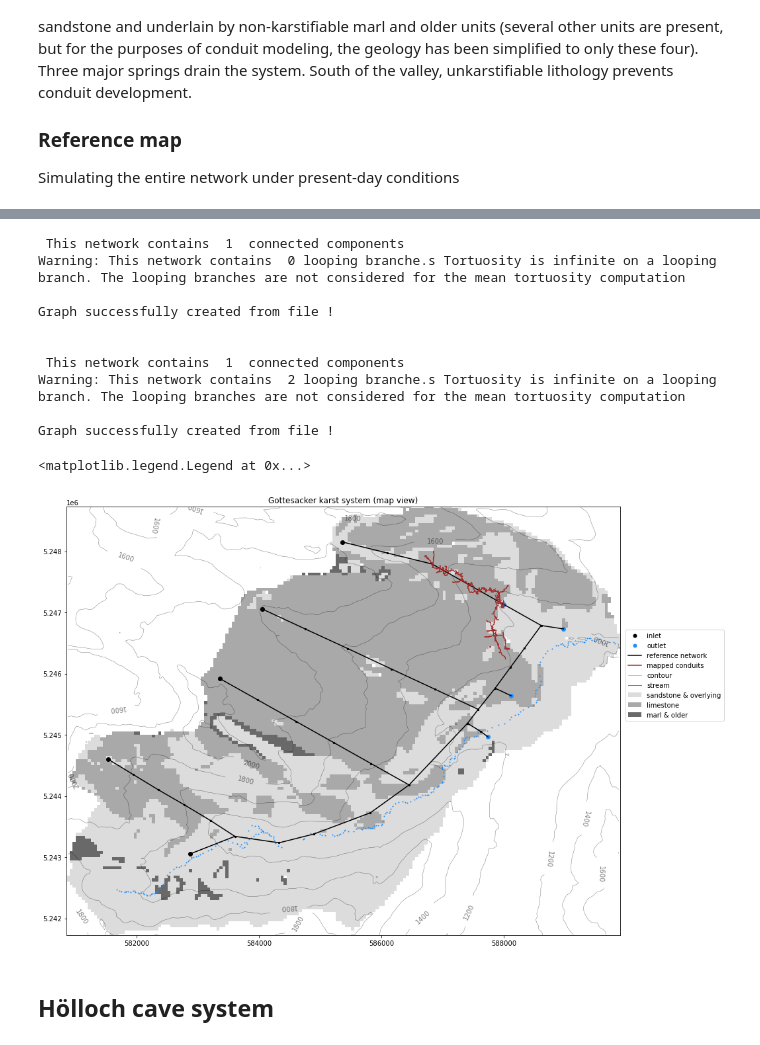
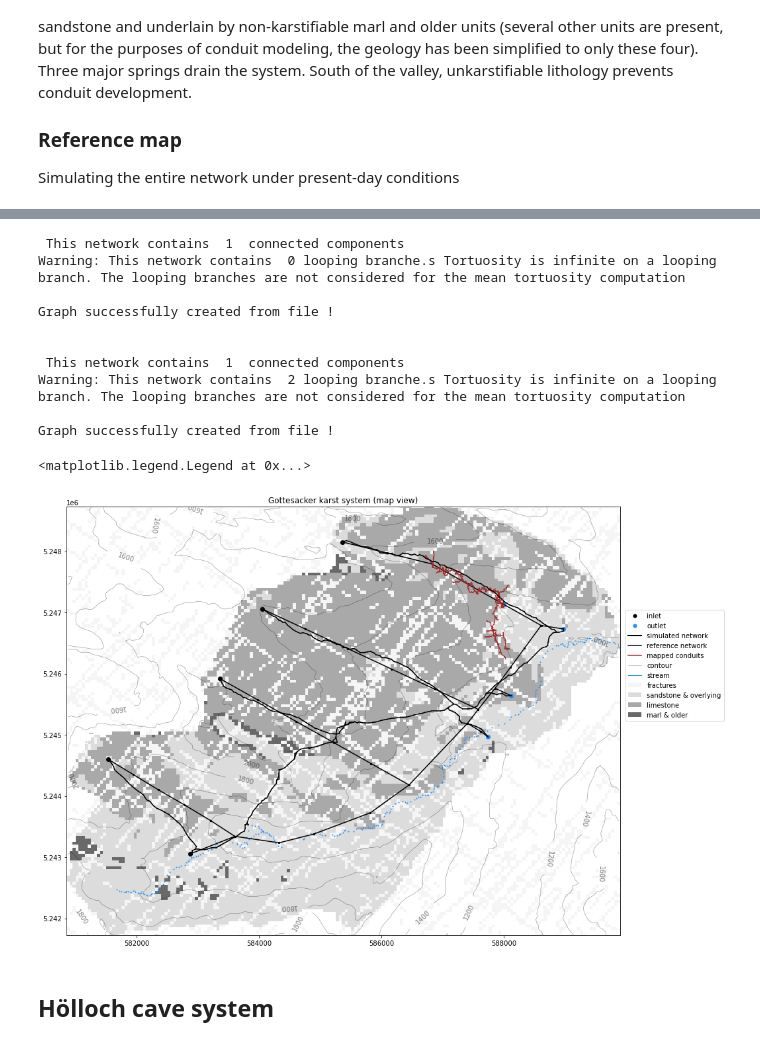
Before and after one commit to randlab/pyKasso, a Jupyter notebook: notebooks/Paper3.ipynb, the cells around one changed output, grey strips where cells are left out. Cells and saved outputs as stored; diff of their text form; code cells hidden in the pictures.

```diff
--- a/notebooks/Paper3.ipynb
+++ b/notebooks/Paper3.ipynb
@@ -233,15 +233,15 @@ frac[frac<1] = -1
 streams = np.loadtxt('inputs/paper3/streams_points3D.csv', delimiter=',')  #load raw csv file
 
 plt.imshow(catchment.geology.data['geology']['data'], origin='lower', extent=catchment.grid.extent, cmap=cmap_geo)
-#plt.imshow(frac,                                      origin='lower', extent=catchment.grid.extent, cmap=cmap_frac,     vmin=0,vmax=1)
+plt.imshow(frac,                                      origin='lower', extent=catchment.grid.extent, cmap=cmap_frac,     vmin=0,vmax=1)
 c = plt.contour(catchment.grid.X,catchment.grid.Y, catchment.geology.data['topography']['data'], colors=['k'], alpha=0.5, linewidths=0.5)
 plt.clabel(c, inline=True, inline_spacing=20, fontsize=10, fmt='%1.0f', rightside_up=False, use_clabeltext=True)
 load_network('inputs/paper3/base', plot=True, ax=ax, plot_nodes=True, lw=1.5, alpha=1)
 load_network('inputs/paper3/holloch3D', clean=True, plot=True, ax=ax, color='brown')
-#catchment.show_network(ax=ax, data=catchment.karst_simulations[0], simplify=False, labels=[], plot_nodes=False, legend=False, color='k')
+catchment.show_network(ax=ax, data=catchment.karst_simulations[0], simplify=False, labels=[], plot_nodes=False, legend=False, color='k')
 plt.scatter(catchment.inlets[:,0],  catchment.inlets[:,1],  c='k')
 plt.scatter(catchment.outlets[:,0], catchment.outlets[:,1], c='dodgerblue')
-plt.scatter(588006.66, 5247129.20, c='dodgerblue')
+plt.scatter(588006.66, 5247129.20, c='dodgerblue')                                  #plot overflow spring (not used in model)
 plt.scatter(streams[:,0], streams[:,1], c='dodgerblue', s=1)
 
 label = False
@@ -251,35 +251,36 @@ if label:
     for i,inlet in enumerate(catchment.inlets):
         ax.annotate(inlet_labels[i],  xy=(inlet[0]-400,  inlet[1]))
     for o,outlet in enumerate(catchment.outlets):
         ax.annotate(outlet_labels[o], xy=(outlet[0]+100, outlet[1]), c='dodgerblue')
     ax.annotate('QO', xy=(588006.66+100, 5247129.20), c='dodgerblue')
 
 legend = [matplotlib.lines.Line2D([0], [0], marker='o', color='none', markerfacecolor='k', markeredgecolor='none', label='inlet'),
           matplotlib.lines.Line2D([0], [0], marker='o', color='none', markerfacecolor='dodgerblue', markeredgecolor='none', label='outlet'),
-          #matplotlib.lines.Line2D([0], [0], color='k',     lw=2,   label='simulated network'),
+          matplotlib.lines.Line2D([0], [0], color='k',     lw=2,   label='simulated network'),
           matplotlib.lines.Line2D([0], [0], color='k',  lw=1.5, label='reference network'),
           matplotlib.lines.Line2D([0], [0], color='brown', lw=1.5,   label='mapped conduits'),
           matplotlib.lines.Line2D([0], [0], color='gray',  lw=0.5, label='contour'),
           #matplotlib.lines.Line2D([0], [0], color='k',     lw=1,   label='cross-section'),
           #matplotlib.lines.Line2D([0], [0], color='r',     lw=1,   label='boundary'),
           matplotlib.lines.Line2D([0], [0], color='dodgerblue',  lw=1,   label='stream'),
+          matplotlib.patches.Patch(facecolor='whitesmoke', label='fractures'),
           matplotlib.patches.Patch(facecolor='gainsboro',  label='sandstone & overlying'),
           matplotlib.patches.Patch(facecolor='darkgray',   label='limestone'),
           matplotlib.patches.Patch(facecolor='dimgrey',    label='marl & older')]
 plt.legend(handles=legend, loc=[1.01, 0.5]) #to put on right side: loc=[1.01,0.5], to put in right corner: loc=[0.72,0.01], to put in left corner: loc=[0.01,0.01]
 # %% [output]
  This network contains  1  connected components
 Warning: This network contains  0 looping branche.s Tortuosity is infinite on a looping branch. The looping branches are not considered for the mean tortuosity computation
 
 Graph successfully created from file !
 
 
  This network contains  1  connected components
 Warning: This network contains  2 looping branche.s Tortuosity is infinite on a looping branch. The looping branches are not considered for the mean tortuosity computation
 
 Graph successfully created from file !
 <matplotlib.legend.Legend at 0x...>
-[figure, old version]
+[figure, new version]
 # %% [markdown]
 ## Hölloch cave system ##
 # %%
```
Also changed, not shown: parts of 2 cells of this notebook, 3 other files.
